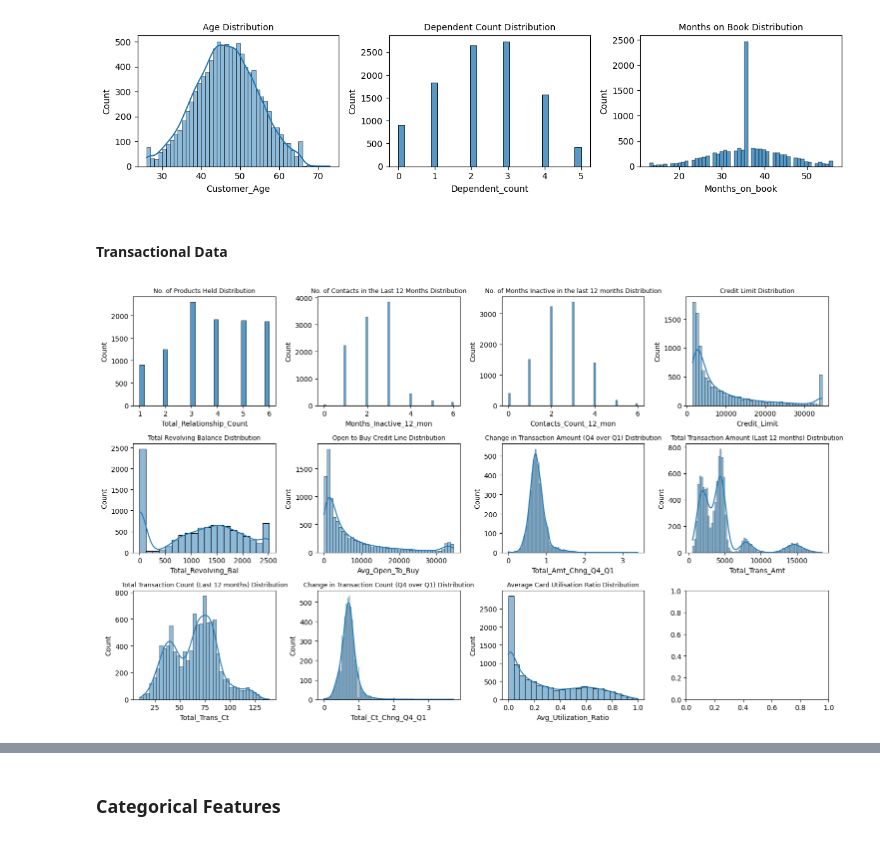
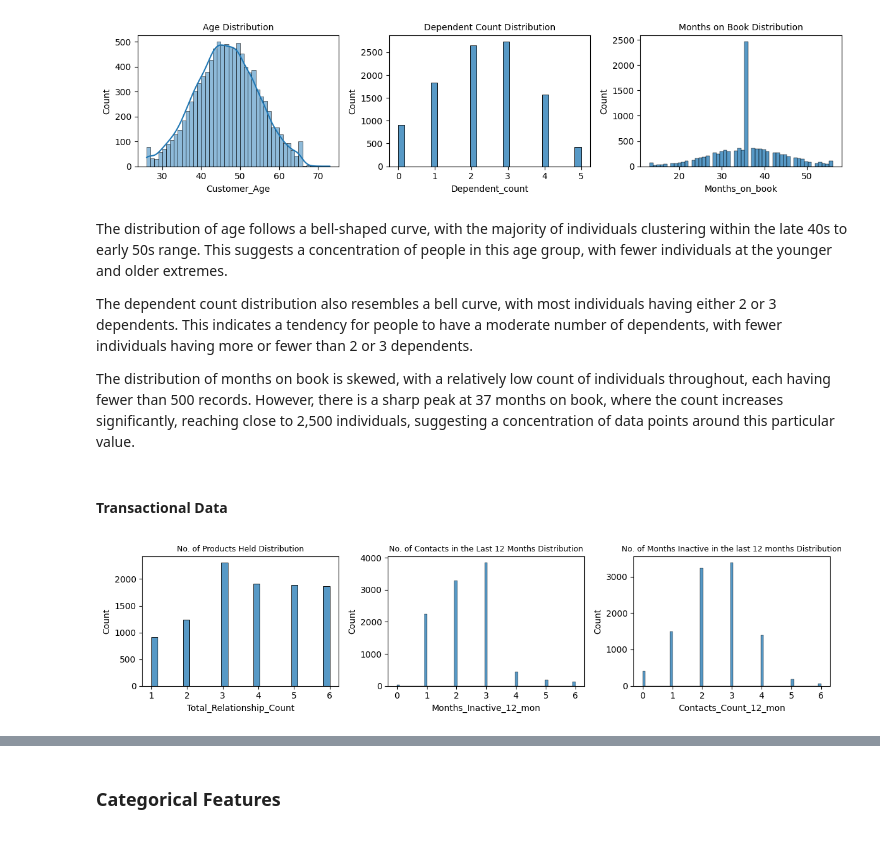
Before and after one commit to SpikyCherry/DSA3101_group9, a Jupyter notebook: customer_segmentation.ipynb, the cells around one changed output, grey strips where cells are left out. Saved outputs shown, nothing was run; the diff lists cells and outputs as text; code cells hidden in the pictures.

Commit message:
Updated EDA and Data Processing

```diff
--- a/customer_segmentation.ipynb
+++ b/customer_segmentation.ipynb
@@ -104,59 +104,33 @@ plt.tight_layout()
 plt.show()
 # %% [output]
 [figure]
+# %% [markdown]
+The distribution of age follows a bell-shaped curve, with the majority of individuals clustering within the late 40s to early 50s range. This suggests a concentration of people in this age group, with fewer individuals at the younger and older extremes.
+
+The dependent count distribution also resembles a bell curve, with most individuals having either 2 or 3 dependents. This indicates a tendency for people to have a moderate number of dependents, with fewer individuals having more or fewer than 2 or 3 dependents.
+
+The distribution of months on book is skewed, with a relatively low count of individuals throughout, each having fewer than 500 records. However, there is a sharp peak at 37 months on book, where the count increases significantly, reaching close to 2,500 individuals, suggesting a concentration of data points around this particular value.
 # %% [markdown]
 #### Transactional Data
 # %%
-# Create a figure with 3 row and 4 columns
-fig, axes = plt.subplots(3, 4, figsize=(15, 9))
+# Create a figure with 1 row and 3 columns
+fig, axes = plt.subplots(1, 3, figsize=(12, 3))
 
 # Plot Total_Relationship_Count Distribution
-sns.histplot(df['Total_Relationship_Count'], ax=axes[0,0])
-axes[0,0].set_title("No. of Products Held Distribution", fontsize=9)
+sns.histplot(df['Total_Relationship_Count'], ax=axes[0])
+axes[0].set_title("No. of Products Held Distribution", fontsize=9)
 
 # Plot Months_Inactive_12_mon Distribution
-sns.histplot(df['Months_Inactive_12_mon'], ax=axes[0,1])
-axes[0,1].set_title("No. of Contacts in the Last 12 Months Distribution", fontsize=9)
+sns.histplot(df['Months_Inactive_12_mon'], ax=axes[1])
+axes[1].set_title("No. of Contacts in the Last 12 Months Distribution", fontsize=9)
 
 # Plot Contacts_Count_12_mon Distribution
-sns.histplot(x=df['Contacts_Count_12_mon'], ax=axes[0,2])
-axes[0,2].set_title("No. of Months Inactive in the last 12 months Distribution", fontsize=9)
-
-# Plot Credit_Limit Distribution
-sns.histplot(df['Credit_Limit'], kde=True, ax=axes[0,3])
-axes[0,3].set_title("Credit Limit Distribution", fontsize=9)
-
-# Plot Total_Revolving_Bal Distribution
-sns.histplot(df['Total_Revolving_Bal'], kde=True, ax=axes[1,0])
-axes[1,0].set_title("Total Revolving Balance Distribution", fontsize=9)
-
-# Plot Avg_Open_To_Buy Distribution
-sns.histplot(x=df['Avg_Open_To_Buy'], kde=True, ax=axes[1,1])
-axes[1,1].set_title("Open to Buy Credit Line Distribution", fontsize=9)
-
-# Plot Total_Amt_Chng_Q4_Q1 Distribution
-sns.histplot(df['Total_Amt_Chng_Q4_Q1'], kde=True, ax=axes[1,2])
-axes[1,2].set_title("Change in Transaction Amount (Q4 over Q1) Distribution", fontsize=9)
-
-# Plot Total_Trans_Amt Distribution
-sns.histplot(x=df['Total_Trans_Amt'], kde=True, ax=axes[1,3])
-axes[1,3].set_title("Total Transaction Amount (Last 12 months) Distribution", fontsize=9)
-
-# Plot Total_Trans_Ct Distribution
-sns.histplot(x=df['Total_Trans_Ct'], kde=True, ax=axes[2,0])
-axes[2,0].set_title("Total Transaction Count (Last 12 months) Distribution", fontsize=9)
-
-# Plot Total_Ct_Chng_Q4_Q1 Distribution
-sns.histplot(df['Total_Ct_Chng_Q4_Q1'], kde=True, ax=axes[2,1])
-axes[2,1].set_title("Change in Transaction Count (Q4 over Q1) Distribution", fontsize=9)
-
-# Plot Avg_Utilization_Ratio Distribution
-sns.histplot(x=df['Avg_Utilization_Ratio'], kde=True, ax=axes[2,2])
-axes[2,2].set_title("Average Card Utilisation Ratio Distribution", fontsize=9)
+sns.histplot(x=df['Contacts_Count_12_mon'], ax=axes[2])
+axes[2].set_title("No. of Months Inactive in the last 12 months Distribution", fontsize=9)
 
 
 # Adjust the layout to avoid overlapping
 plt.tight_layout()
 plt.show()
 # %% [output]
-[figure, old version]
+[figure, new version]
```
Also changed, not shown: parts of 11 cells of this notebook.
